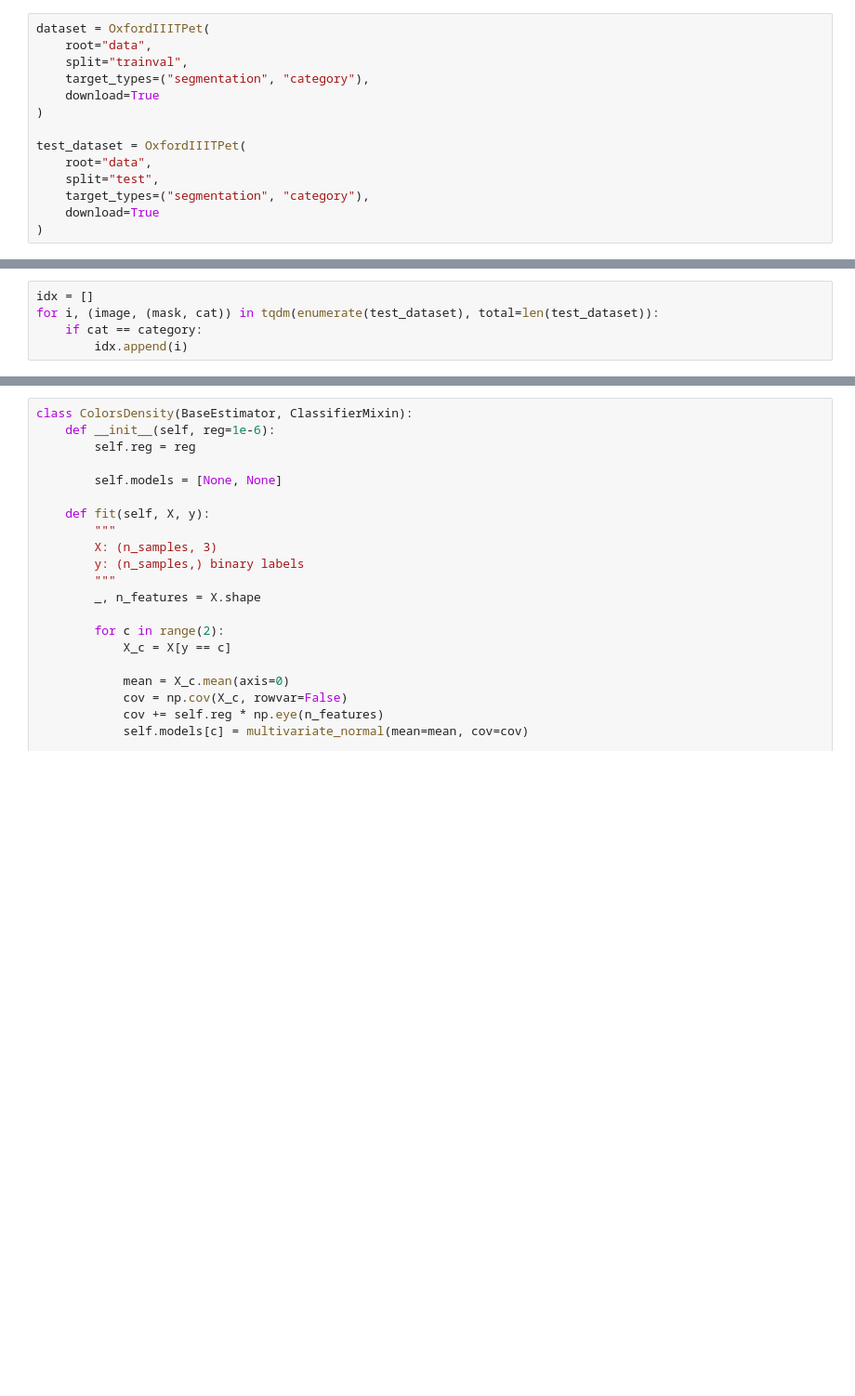
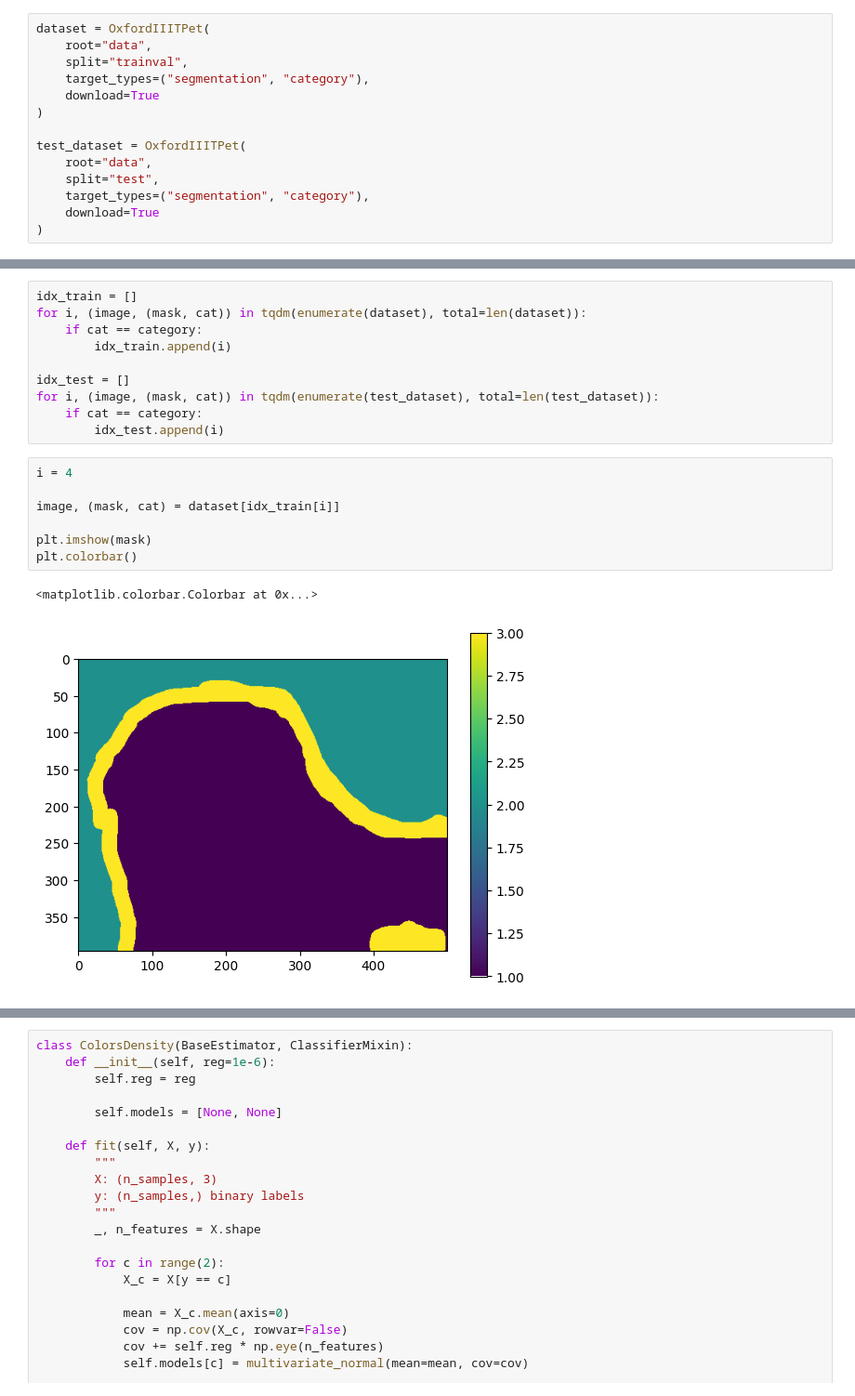
Before and after one commit to Hugo-dgn/GRM, a Jupyter notebook: segment_OxfordIIITPet.ipynb, the cells around one changed output, grey strips where cells are left out. Shown at 93% size. Drawn from its saved outputs; the diff is of its cells as text; blank space fills up the shorter version.

```diff
--- a/segment_OxfordIIITPet.ipynb
+++ b/segment_OxfordIIITPet.ipynb
@@ -57,6 +100,21 @@ def preprocess(image, mask):
 # %%
-idx = []
+idx_train = []
+for i, (image, (mask, cat)) in tqdm(enumerate(dataset), total=len(dataset)):
+    if cat == category:
+        idx_train.append(i)
+
+idx_test = []
 for i, (image, (mask, cat)) in tqdm(enumerate(test_dataset), total=len(test_dataset)):
     if cat == category:
-        idx.append(i)
+        idx_test.append(i)
+# %%
+i = 4
+
+image, (mask, cat) = dataset[idx_train[i]]
+
+plt.imshow(mask)
+plt.colorbar()
+# %% [output]
+<matplotlib.colorbar.Colorbar at 0x...>
+[figure, added]
 # %%
```
Also changed, not shown: parts of 14 cells of this notebook, 2 other files.
